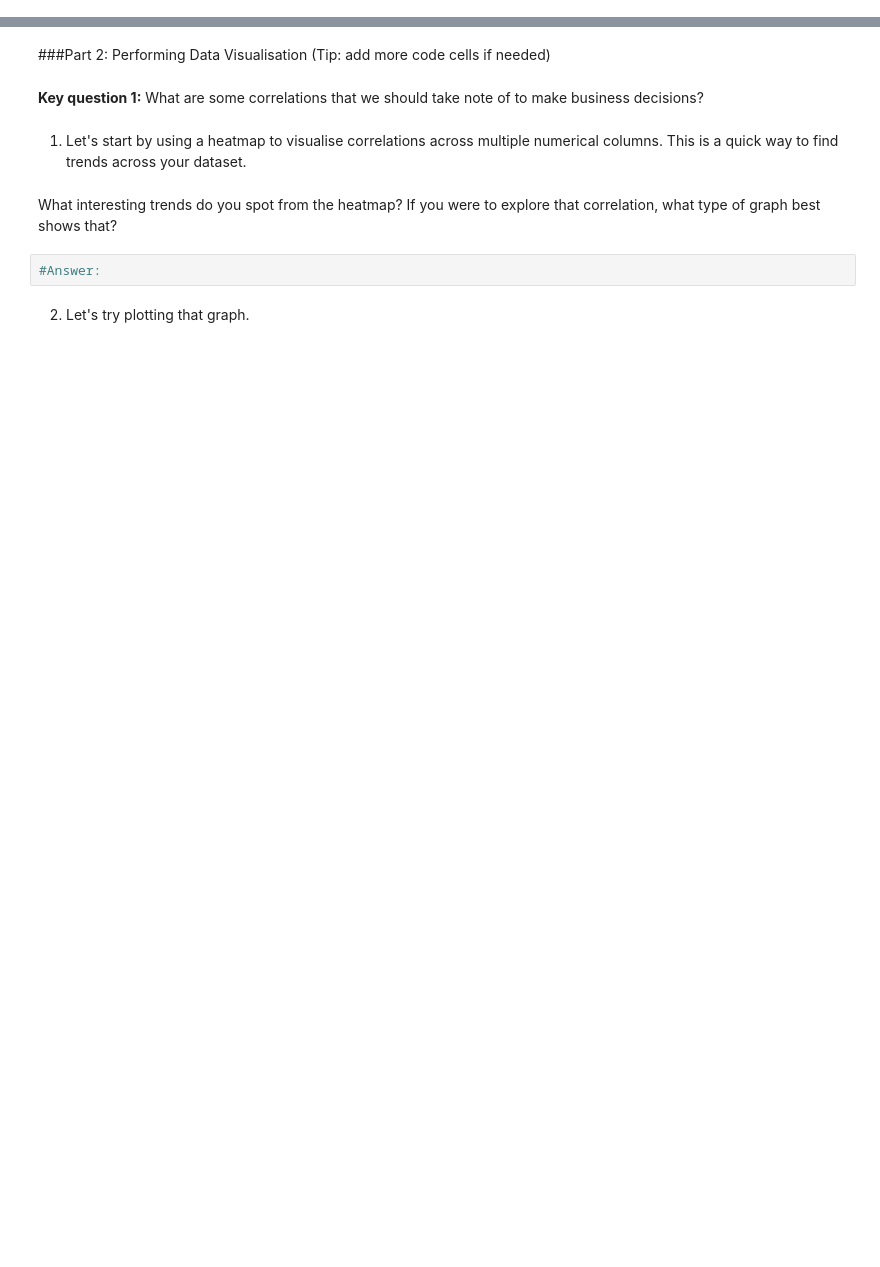
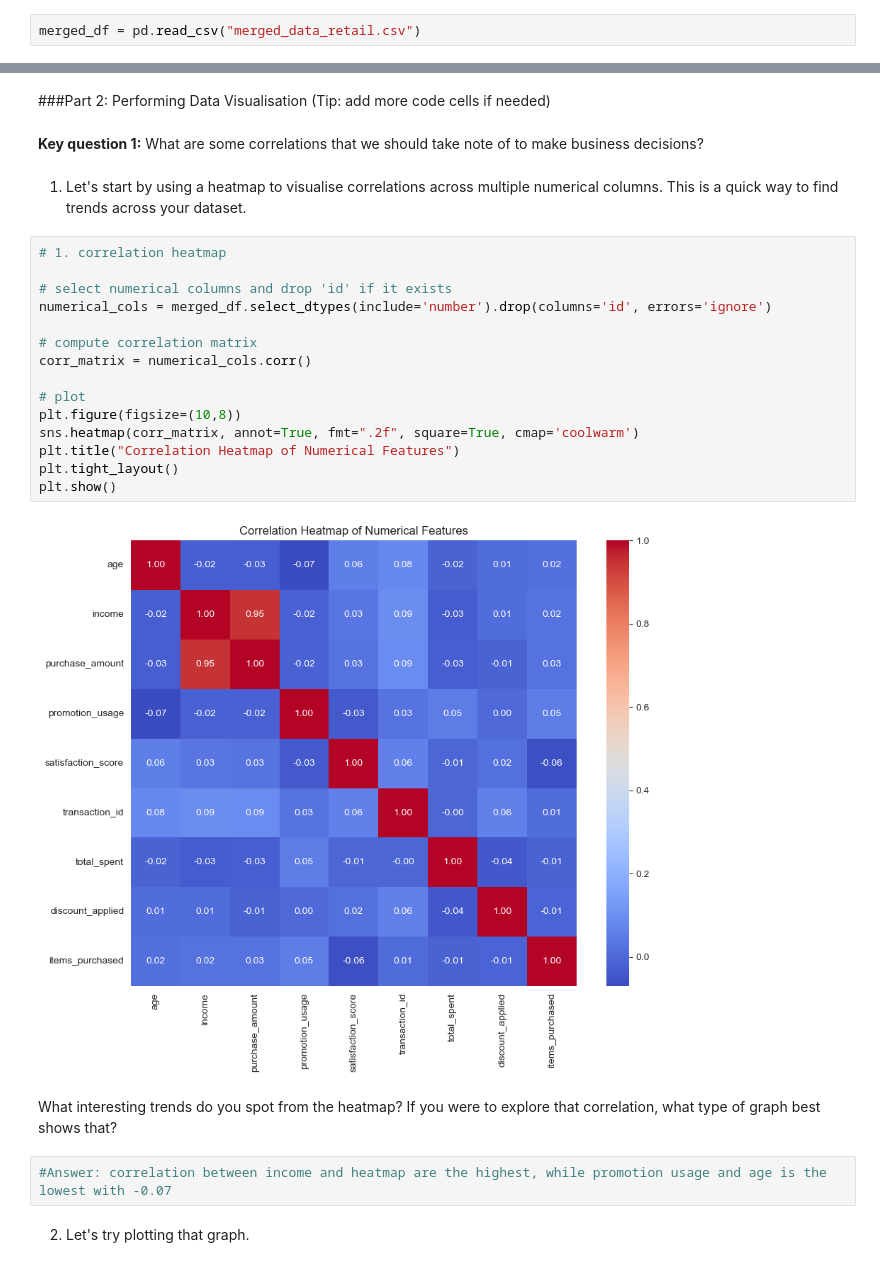
Before and after one commit to faizzmi/kyouth-data-analytics, a Jupyter notebook: Lesson 4/sync/Module 4 Sync_Worksheet_V1.ipynb, the cells around one changed output, grey strips where cells are left out. Cells and saved outputs as stored; diff of their text form; blank space fills up the shorter version.

Commit message:
heatmap and scatterplot

```diff
--- a/Lesson 4/sync/Module 4 Sync_Worksheet_V1.ipynb
+++ b/Lesson 4/sync/Module 4 Sync_Worksheet_V1.ipynb
@@ -61,5 +66,7 @@ Import the relevant Python libraries.
 # %% [markdown]
 Load the **merged_data_retail.csv** dataset from the previous lesson.
+# %%
+merged_df = pd.read_csv("merged_data_retail.csv")
 # %% [markdown]
 ###Part 1: Performing Exploratory Data Analysis
 (Tip: add more code cells if needed)
@@ -78,9 +132,26 @@ Load the **merged_data_retail.csv** dataset from the previous lesson.
 **Key question 1:** What are some correlations that we should take note of to make business decisions?
 # %% [markdown]
 1) Let's start by using a heatmap to visualise correlations across multiple numerical columns. This is a quick way to find trends across your dataset.
+# %%
+# 1. correlation heatmap
+
+# select numerical columns and drop 'id' if it exists
+numerical_cols = merged_df.select_dtypes(include='number').drop(columns='id', errors='ignore')
+
+# compute correlation matrix
+corr_matrix = numerical_cols.corr()
+
+# plot
+plt.figure(figsize=(10,8))
+sns.heatmap(corr_matrix, annot=True, fmt=".2f", square=True, cmap='coolwarm')
+plt.title("Correlation Heatmap of Numerical Features")
+plt.tight_layout()
+plt.show()
+# %% [output]
+[figure, added]
 # %% [markdown]
 What interesting trends do you spot from the heatmap? If you were to explore that correlation, what type of graph best shows that?
 # %%
-#Answer:
+#Answer: correlation between income and heatmap are the highest, while promotion usage and age is the lowest with -0.07
 # %% [markdown]
 2) Let's try plotting that graph.
```
Also changed, not shown: parts of 7 cells of this notebook, 1 other file.
